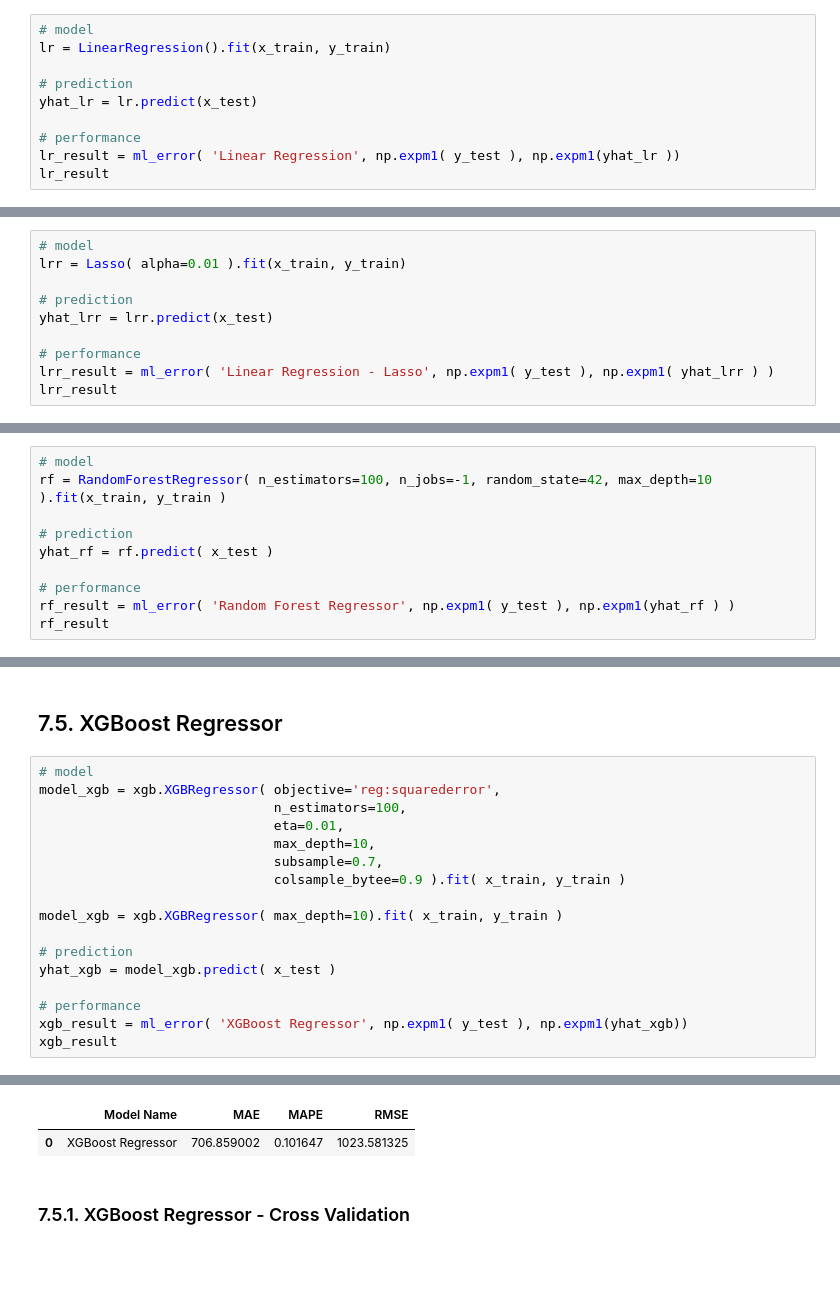
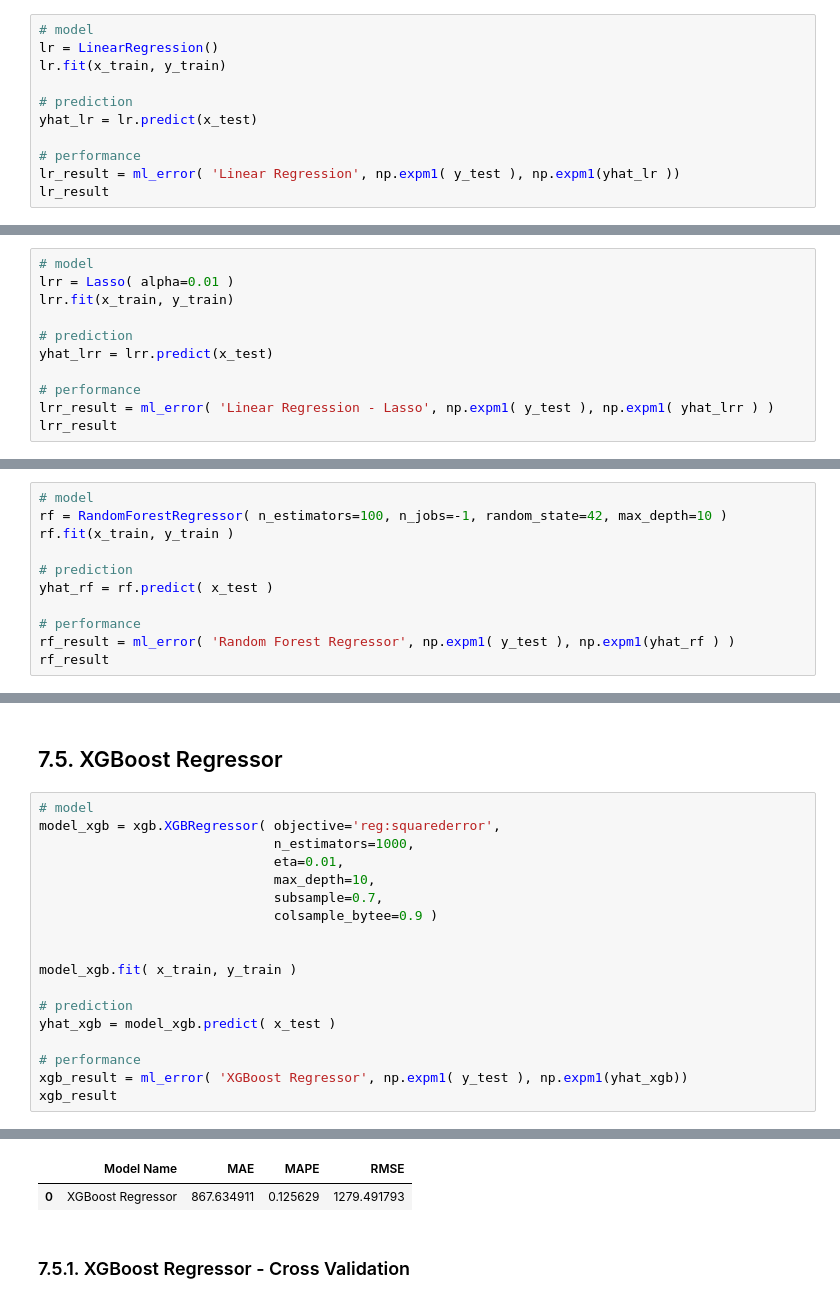
Before and after one commit to velozo-oliveira/rosmman_sales_prediction, a Jupyter notebook: Project_Notebook_Sales_Prediction.ipynb, the cells around one changed output, grey strips where cells are left out. Saved outputs shown, nothing was run; the diff lists cells and outputs as text; blank space fills up the shorter version.

```diff
--- a/Project_Notebook_Sales_Prediction.ipynb
+++ b/Project_Notebook_Sales_Prediction.ipynb
@@ -1340,7 +1340,8 @@ baseline_result
 ## 7.2. Linear Regression Model
 # %%
 # model
-lr = LinearRegression().fit(x_train, y_train)
+lr = LinearRegression()
+lr.fit(x_train, y_train)
 
 # prediction
 yhat_lr = lr.predict(x_test)
@@ -1365,7 +1366,8 @@ The Average Model had a better performance than the Linear Regression Model. Thi
 ## 7.3. Regularized Linear Regression Model
 # %%
 # model
-lrr = Lasso( alpha=0.01 ).fit(x_train, y_train)
+lrr = Lasso( alpha=0.01 )
+lrr.fit(x_train, y_train)
 
 # prediction
 yhat_lrr = lrr.predict(x_test)
@@ -1388,7 +1390,8 @@ lrr_result
 ## 7.4. Random Forest Regressor
 # %%
 # model
-rf = RandomForestRegressor( n_estimators=100, n_jobs=-1, random_state=42, max_depth=10 ).fit(x_train, y_train )
+rf = RandomForestRegressor( n_estimators=100, n_jobs=-1, random_state=42, max_depth=10 )
+rf.fit(x_train, y_train )
 
 # prediction
 yhat_rf = rf.predict( x_test )
@@ -1421,13 +1424,14 @@ KFold Number: 1
 # %%
 # model
 model_xgb = xgb.XGBRegressor( objective='reg:squarederror',
-                              n_estimators=100,
+                              n_estimators=1000,
                               eta=0.01,
                               max_depth=10,
                               subsample=0.7,
-                              colsample_bytee=0.9 ).fit( x_train, y_train )
+                              colsample_bytee=0.9 )
 
-model_xgb = xgb.XGBRegressor( max_depth=10).fit( x_train, y_train )
+
+model_xgb.fit( x_train, y_train )
 
 # prediction
 yhat_xgb = model_xgb.predict( x_test )
@@ -1440,10 +1444,10 @@ xgb_result
 Parameters: { "colsample_bytee" } might not be used.
 
   This could be a false alarm, with some parameters getting used by language bindings but
   then being mistakenly passed down to XGBoost core, or some parameter actually being used
   but getting flagged wrongly here. Please open an issue if you find any such cases.
 |  | Model Name | MAE | MAPE | RMSE |
-| 0 | XGBoost Regressor | 706.859002 | 0.101647 | 1023.581325 |
+| 0 | XGBoost Regressor | 867.634911 | 0.125629 | 1279.491793 |
 # %% [markdown]
 ### 7.5.1. XGBoost Regressor - Cross Validation
 # %%
```
Also changed, not shown: parts of 18 cells of this notebook, 4 other files.
